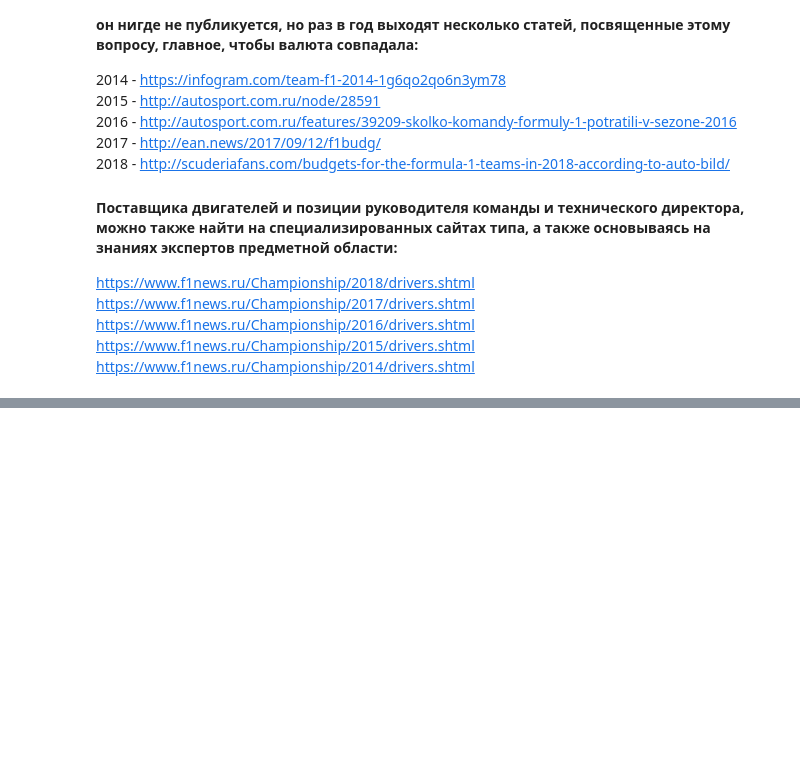
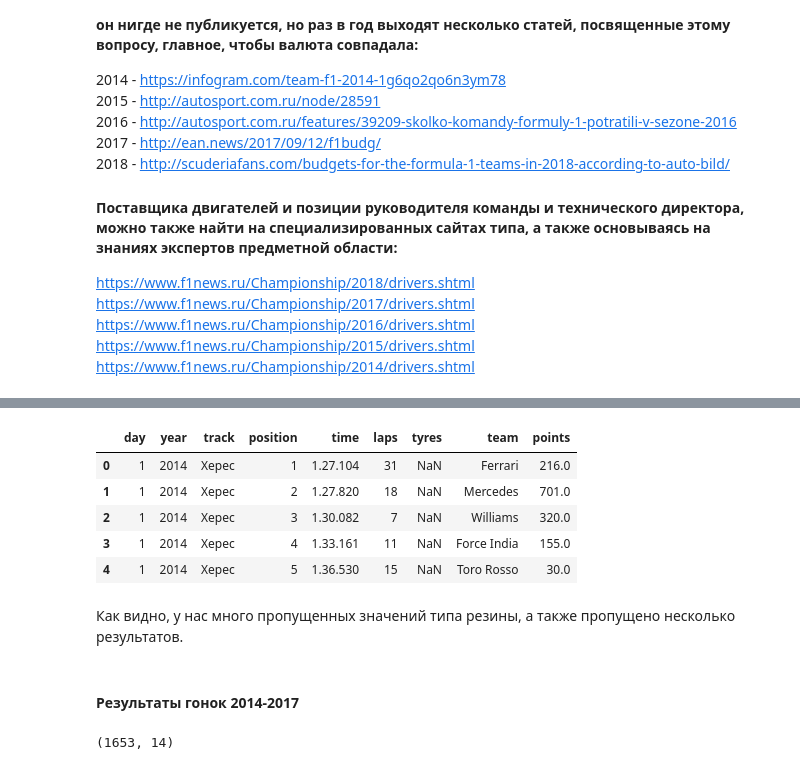
Before and after one commit to AndrewLrrr/f1-guru, a Jupyter notebook: f1-guru.ipynb, the cells around one changed output, grey strips where cells are left out. Cells and saved outputs as stored; diff of their text form; code cells hidden in the pictures; blank space fills up the shorter version.

```diff
--- a/f1-guru.ipynb
+++ b/f1-guru.ipynb
@@ -126,0 +136,10 @@ https://www.f1news.ru/Championship/2014/drivers.shtml
+# %%
+import pandas as pd
+import numpy as np
+from matplotlib import pyplot as plt, style
+import os
+
+style.use('ggplot')
+%pylab inline
+
+STORAGE_PATH = os.path.abspath('storage')
@@ -126,0 +154,2 @@ https://www.f1news.ru/Championship/2014/drivers.shtml
+# %%
+df_testing = pd.read_csv(os.path.join(STORAGE_PATH, 'testing-data-2014-2017.csv'))
@@ -126,0 +189,13 @@ https://www.f1news.ru/Championship/2014/drivers.shtml
+# %%
+df_testing.head()
+# %% [output]
+|  | day | year | track | position | time | laps | tyres | team | points |
+| 0 | 1 | 2014 | Херес | 1 | 1.27.104 | 31 | NaN | Ferrari | 216.0 |
+| 1 | 1 | 2014 | Херес | 2 | 1.27.820 | 18 | NaN | Mercedes | 701.0 |
+| 2 | 1 | 2014 | Херес | 3 | 1.30.082 | 7 | NaN | Williams | 320.0 |
+| 3 | 1 | 2014 | Херес | 4 | 1.33.161 | 11 | NaN | Force India | 155.0 |
+| 4 | 1 | 2014 | Херес | 5 | 1.36.530 | 15 | NaN | Toro Rosso | 30.0 |
+# %% [markdown]
+Как видно, у нас много пропущенных значений типа резины, а также пропущено несколько результатов.
+# %% [markdown]
+#### Результаты гонок 2014-2017
@@ -126,0 +204,4 @@ https://www.f1news.ru/Championship/2014/drivers.shtml
+# %%
+df_racing.shape
+# %% [output]
+(1653, 14)
```
Also changed, not shown: parts of 44 cells of this notebook, 5 other files.
